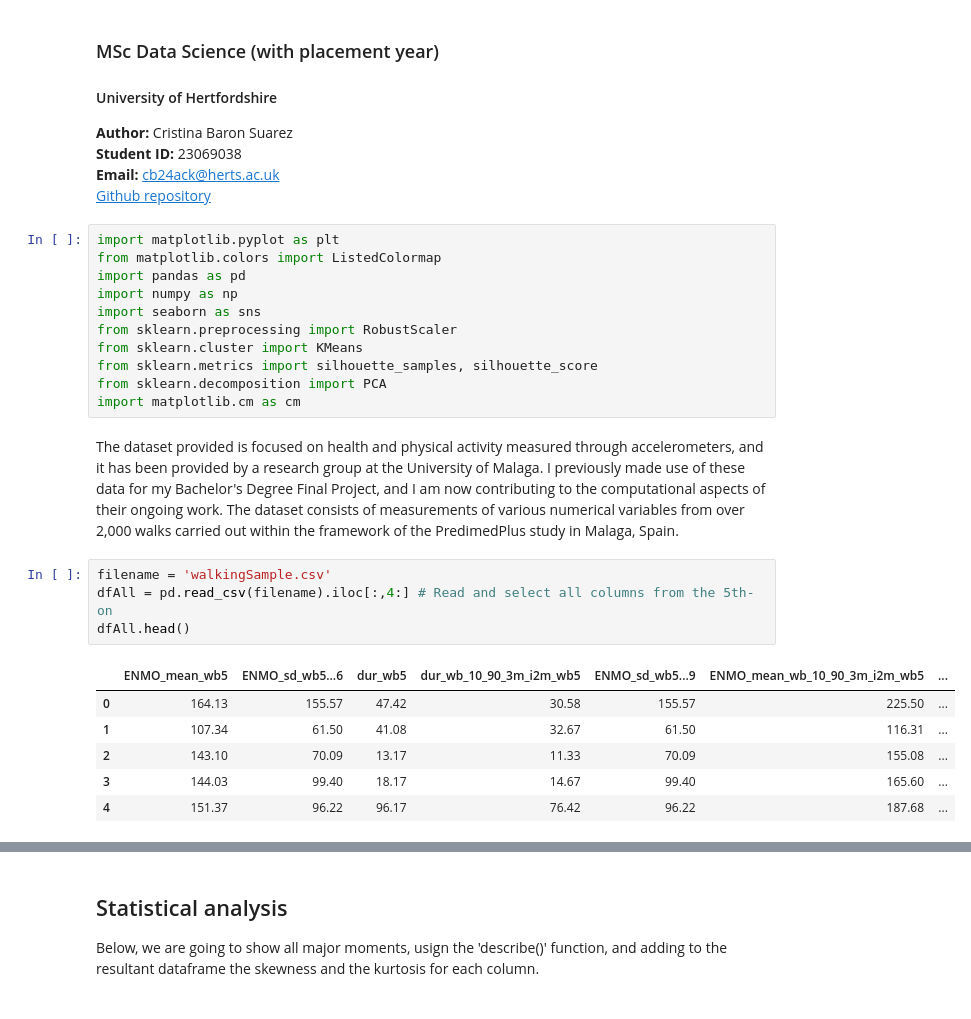
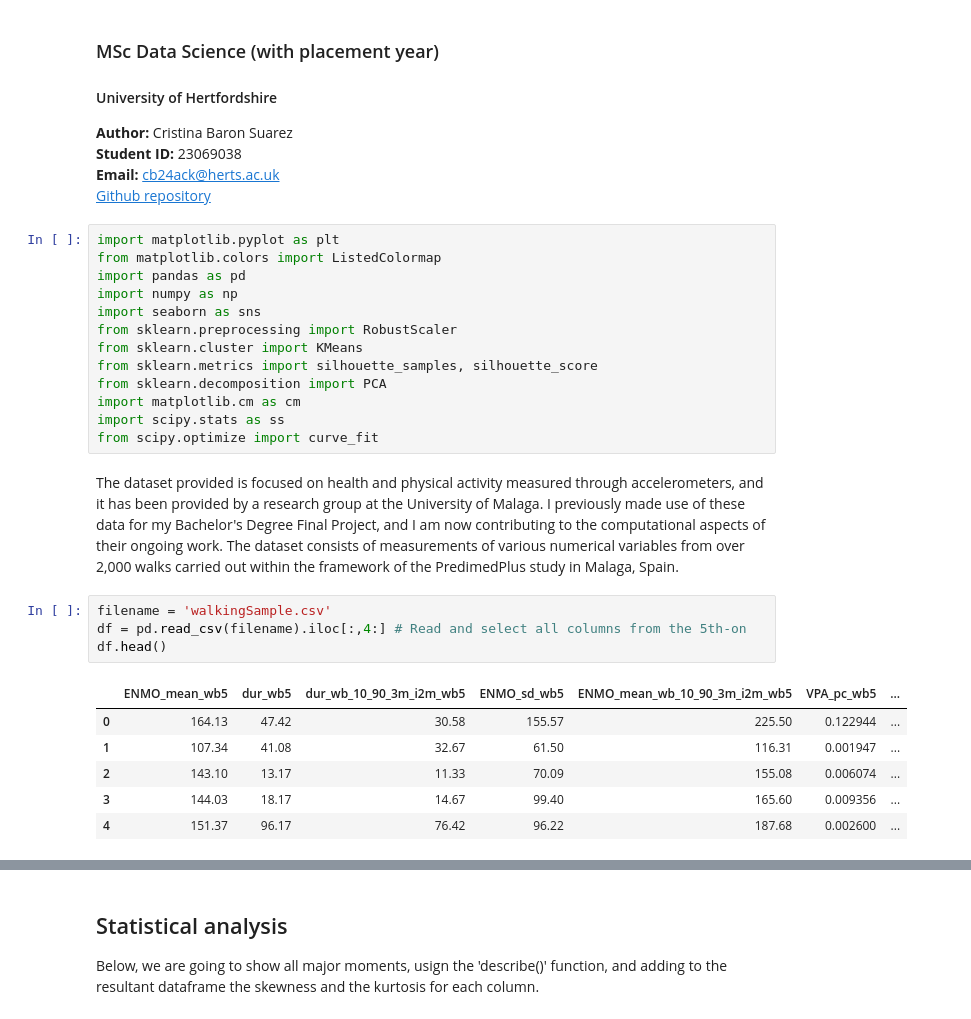
Before and after one commit to criss-bassu/Clustering_Fitting, a Jupyter notebook: ClusteringFitting_walks.ipynb, the cells around one changed output, grey strips where cells are left out. Cells and saved outputs as stored; diff of their text form.

```diff
--- a/ClusteringFitting_walks.ipynb
+++ b/ClusteringFitting_walks.ipynb
@@ -18,16 +18,18 @@ from sklearn.cluster import KMeans
 from sklearn.metrics import silhouette_samples, silhouette_score
 from sklearn.decomposition import PCA
 import matplotlib.cm as cm
+import scipy.stats as ss
+from scipy.optimize import curve_fit
 # %% [markdown]
 The dataset provided is focused on health and physical activity measured through accelerometers, and it has been provided by a research group at the University of Malaga. I previously made use of these data for my Bachelor's Degree Final Project, and I am now contributing to the computational aspects of their ongoing work. The dataset consists of measurements of various numerical variables from over 2,000 walks carried out within the framework of the PredimedPlus study in Malaga, Spain.
 # %%
 filename = 'walkingSample.csv'
-dfAll = pd.read_csv(filename).iloc[:,4:] # Read and select all columns from the 5th-on
-dfAll.head()
+df = pd.read_csv(filename).iloc[:,4:] # Read and select all columns from the 5th-on
+df.head()
 # %% [output]
-|  | ENMO_mean_wb5 | ENMO_sd_wb5...6 | dur_wb5 | dur_wb_10_90_3m_i2m_wb5 | ENMO_sd_wb5...9 | ENMO_mean_wb_10_90_3m_i2m_wb5 | ... |
-| 0 | 164.13 | 155.57 | 47.42 | 30.58 | 155.57 | 225.50 | ... |
-| 1 | 107.34 | 61.50 | 41.08 | 32.67 | 61.50 | 116.31 | ... |
-| 2 | 143.10 | 70.09 | 13.17 | 11.33 | 70.09 | 155.08 | ... |
-| 3 | 144.03 | 99.40 | 18.17 | 14.67 | 99.40 | 165.60 | ... |
-| 4 | 151.37 | 96.22 | 96.17 | 76.42 | 96.22 | 187.68 | ... |
+|  | ENMO_mean_wb5 | dur_wb5 | dur_wb_10_90_3m_i2m_wb5 | ENMO_sd_wb5 | ENMO_mean_wb_10_90_3m_i2m_wb5 | VPA_pc_wb5 | ... |
+| 0 | 164.13 | 47.42 | 30.58 | 155.57 | 225.50 | 0.122944 | ... |
+| 1 | 107.34 | 41.08 | 32.67 | 61.50 | 116.31 | 0.001947 | ... |
+| 2 | 143.10 | 13.17 | 11.33 | 70.09 | 155.08 | 0.006074 | ... |
+| 3 | 144.03 | 18.17 | 14.67 | 99.40 | 165.60 | 0.009356 | ... |
+| 4 | 151.37 | 96.17 | 76.42 | 96.22 | 187.68 | 0.002600 | ... |
```
Also changed, not shown: parts of 47 cells of this notebook.
